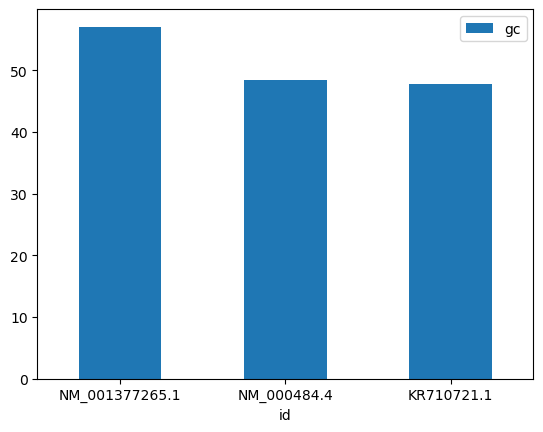
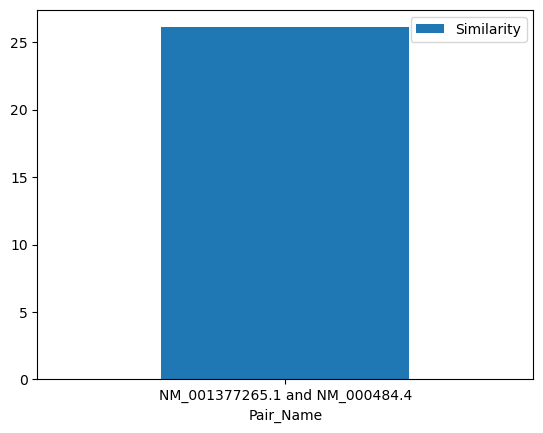
The change to this notebook cell's code, shown as a diff; its figure went from the first image to the second:
--- before
+++ after
@@ -1,5 +1,5 @@
 from Bio import SeqIO
 import pandas as pd
-
+Similarity=[]
 
 i=0
@@ -31,10 +31,11 @@
   
 def fasta_to_dataframe(genes):
-    df=pd.DataFrame(genes)
-    df.sort_values("length", ascending=False)
-    df.plot.bar(x='id', y='gc', rot=0)
+    gdf=pd.DataFrame(genes)
+    gdf.sort_values("length", ascending=False)
+    gdf.plot.bar(x='id', y='gc', rot=0)
+    
     plt.show()
-    print(df)
-    return df
+    print(gdf)
+    return gdf
 
         
@@ -52,10 +53,13 @@
             genes[j]["sequence"]
         )
-        print(
-            genes[i]["id"],
-            "vs",
-            genes[j]["id"],
-            f"{matches:.1f}%"
-        )
+        similarity={
+          "Pair_Name": f"{genes[i]["id"]} and {genes[j]["id"]}",
+          "Similarity":round(matches, 1)
+        }
+        sdf=pd.DataFrame([similarity])
+        sdf.sort_values("Similarity", ascending=False)
+        sdf.plot.bar(x='Pair_Name', y='Similarity', rot=0)
+        
+        
 
 

Commit: week 5: pandas dataframe + matplotlib GC content visualization+some similarities visuals